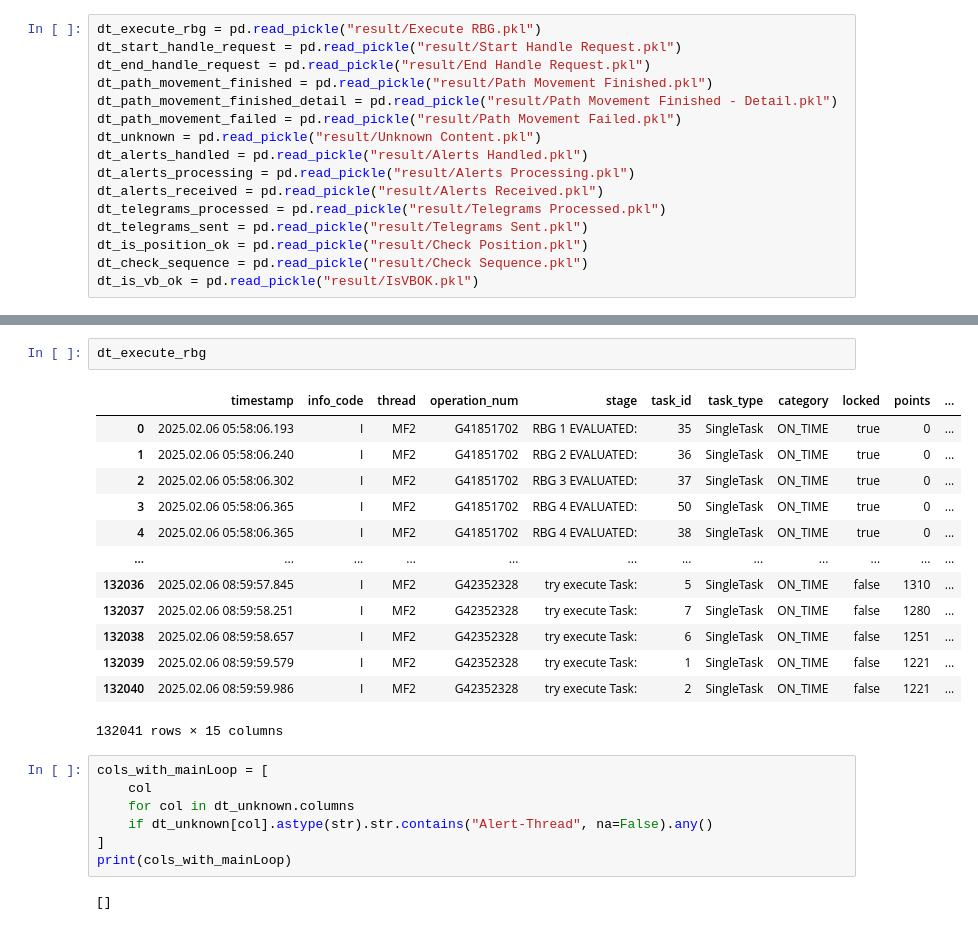
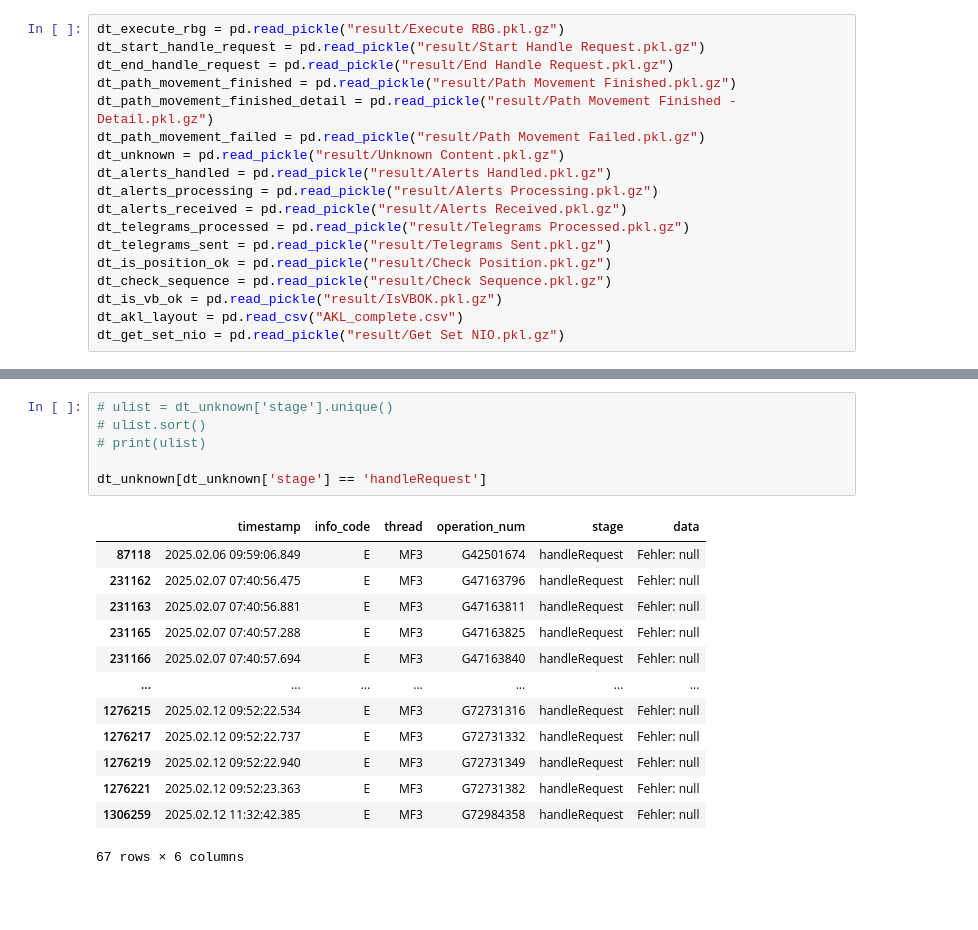
Before and after one commit to hseptiani/iis-seminar, a Jupyter notebook: analysis.ipynb, the cells around one changed output, grey strips where cells are left out. Drawn from its saved outputs; the diff is of its cells as text; blank space fills up the shorter version.

```diff
--- a/analysis.ipynb
+++ b/analysis.ipynb
@@ -3,16 +8,18 @@ import pandas as pd
 # %%
-dt_execute_rbg = pd.read_pickle("result/Execute RBG.pkl")
-dt_start_handle_request = pd.read_pickle("result/Start Handle Request.pkl")
-dt_end_handle_request = pd.read_pickle("result/End Handle Request.pkl")
-dt_path_movement_finished = pd.read_pickle("result/Path Movement Finished.pkl")
-dt_path_movement_finished_detail = pd.read_pickle("result/Path Movement Finished - Detail.pkl")
-dt_path_movement_failed = pd.read_pickle("result/Path Movement Failed.pkl")
-dt_unknown = pd.read_pickle("result/Unknown Content.pkl")
-dt_alerts_handled = pd.read_pickle("result/Alerts Handled.pkl")
-dt_alerts_processing = pd.read_pickle("result/Alerts Processing.pkl")
-dt_alerts_received = pd.read_pickle("result/Alerts Received.pkl")
-dt_telegrams_processed = pd.read_pickle("result/Telegrams Processed.pkl")
-dt_telegrams_sent = pd.read_pickle("result/Telegrams Sent.pkl")
-dt_is_position_ok = pd.read_pickle("result/Check Position.pkl")
-dt_check_sequence = pd.read_pickle("result/Check Sequence.pkl")
-dt_is_vb_ok = pd.read_pickle("result/IsVBOK.pkl")
+dt_execute_rbg = pd.read_pickle("result/Execute RBG.pkl.gz")
+dt_start_handle_request = pd.read_pickle("result/Start Handle Request.pkl.gz")
+dt_end_handle_request = pd.read_pickle("result/End Handle Request.pkl.gz")
+dt_path_movement_finished = pd.read_pickle("result/Path Movement Finished.pkl.gz")
+dt_path_movement_finished_detail = pd.read_pickle("result/Path Movement Finished - Detail.pkl.gz")
+dt_path_movement_failed = pd.read_pickle("result/Path Movement Failed.pkl.gz")
+dt_unknown = pd.read_pickle("result/Unknown Content.pkl.gz")
+dt_alerts_handled = pd.read_pickle("result/Alerts Handled.pkl.gz")
+dt_alerts_processing = pd.read_pickle("result/Alerts Processing.pkl.gz")
+dt_alerts_received = pd.read_pickle("result/Alerts Received.pkl.gz")
+dt_telegrams_processed = pd.read_pickle("result/Telegrams Processed.pkl.gz")
+dt_telegrams_sent = pd.read_pickle("result/Telegrams Sent.pkl.gz")
+dt_is_position_ok = pd.read_pickle("result/Check Position.pkl.gz")
+dt_check_sequence = pd.read_pickle("result/Check Sequence.pkl.gz")
+dt_is_vb_ok = pd.read_pickle("result/IsVBOK.pkl.gz")
+dt_akl_layout = pd.read_csv("AKL_complete.csv")
+dt_get_set_nio = pd.read_pickle("result/Get Set NIO.pkl.gz")
@@ -19,25 +549,20 @@ dt_is_vb_ok = pd.read_pickle("result/IsVBOK.pkl")
 # %%
-dt_execute_rbg
+# ulist = dt_unknown['stage'].unique()
+# ulist.sort()
+# print(ulist)
+
+dt_unknown[dt_unknown['stage'] == 'handleRequest']
 # %% [output]
-|  | timestamp | info_code | thread | operation_num | stage | task_id | task_type | category | locked | points | ... |
-| 0 | 2025.02.06 05:58:06.193 | I | MF2 | G41851702 | RBG 1 EVALUATED: | 35 | SingleTask | ON_TIME | true | 0 | ... |
-| 1 | 2025.02.06 05:58:06.240 | I | MF2 | G41851702 | RBG 2 EVALUATED: | 36 | SingleTask | ON_TIME | true | 0 | ... |
-| 2 | 2025.02.06 05:58:06.302 | I | MF2 | G41851702 | RBG 3 EVALUATED: | 37 | SingleTask | ON_TIME | true | 0 | ... |
-| 3 | 2025.02.06 05:58:06.365 | I | MF2 | G41851702 | RBG 4 EVALUATED: | 50 | SingleTask | ON_TIME | true | 0 | ... |
-| 4 | 2025.02.06 05:58:06.365 | I | MF2 | G41851702 | RBG 4 EVALUATED: | 38 | SingleTask | ON_TIME | true | 0 | ... |
-| ... | ... | ... | ... | ... | ... | ... | ... | ... | ... | ... | ... |
-| 132036 | 2025.02.06 08:59:57.845 | I | MF2 | G42352328 | try execute Task: | 5 | SingleTask | ON_TIME | false | 1310 | ... |
-| 132037 | 2025.02.06 08:59:58.251 | I | MF2 | G42352328 | try execute Task: | 7 | SingleTask | ON_TIME | false | 1280 | ... |
-| 132038 | 2025.02.06 08:59:58.657 | I | MF2 | G42352328 | try execute Task: | 6 | SingleTask | ON_TIME | false | 1251 | ... |
-| 132039 | 2025.02.06 08:59:59.579 | I | MF2 | G42352328 | try execute Task: | 1 | SingleTask | ON_TIME | false | 1221 | ... |
-| 132040 | 2025.02.06 08:59:59.986 | I | MF2 | G42352328 | try execute Task: | 2 | SingleTask | ON_TIME | false | 1221 | ... |
+|  | timestamp | info_code | thread | operation_num | stage | data |
+| 87118 | 2025.02.06 09:59:06.849 | E | MF3 | G42501674 | handleRequest | Fehler: null |
+| 231162 | 2025.02.07 07:40:56.475 | E | MF3 | G47163796 | handleRequest | Fehler: null |
+| 231163 | 2025.02.07 07:40:56.881 | E | MF3 | G47163811 | handleRequest | Fehler: null |
+| 231165 | 2025.02.07 07:40:57.288 | E | MF3 | G47163825 | handleRequest | Fehler: null |
+| 231166 | 2025.02.07 07:40:57.694 | E | MF3 | G47163840 | handleRequest | Fehler: null |
+| ... | ... | ... | ... | ... | ... | ... |
+| 1276215 | 2025.02.12 09:52:22.534 | E | MF3 | G72731316 | handleRequest | Fehler: null |
+| 1276217 | 2025.02.12 09:52:22.737 | E | MF3 | G72731332 | handleRequest | Fehler: null |
+| 1276219 | 2025.02.12 09:52:22.940 | E | MF3 | G72731349 | handleRequest | Fehler: null |
+| 1276221 | 2025.02.12 09:52:23.363 | E | MF3 | G72731382 | handleRequest | Fehler: null |
+| 1306259 | 2025.02.12 11:32:42.385 | E | MF3 | G72984358 | handleRequest | Fehler: null |
-132041 rows × 15 columns
+67 rows × 6 columns
-# %%
-cols_with_mainLoop = [
-    col
-    for col in dt_unknown.columns
-    if dt_unknown[col].astype(str).str.contains("Alert-Thread", na=False).any()
-]
-print(cols_with_mainLoop)
-# %% [output]
-[]
```
Also changed, not shown: parts of 19 cells of this notebook, 32 other files.
